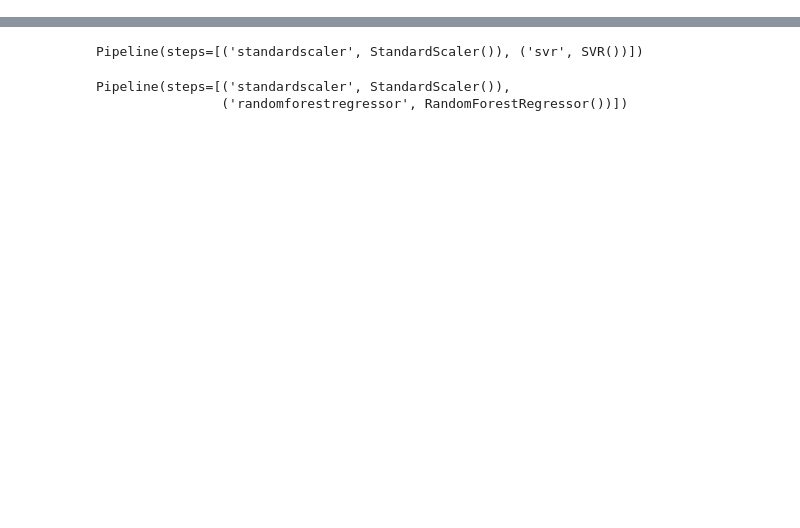
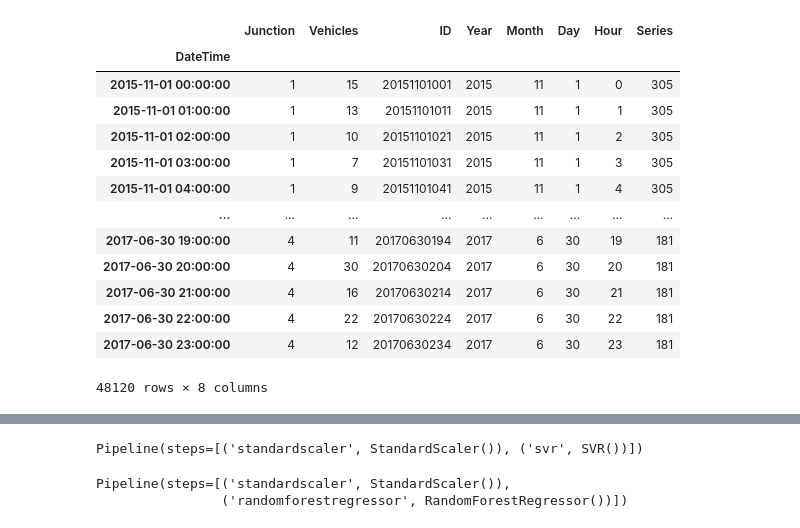
Before and after one commit to mehrshaad/Highway-Traffic-Prediction, a Jupyter notebook: main.ipynb, the cells around one changed output, grey strips where cells are left out. Saved outputs shown, nothing was run; the diff lists cells and outputs as text; code cells hidden in the pictures; blank space fills up the shorter version.

```diff
--- a/main.ipynb
+++ b/main.ipynb
@@ -12,25 +13,44 @@ from sklearn.preprocessing import StandardScaler
 # %%
 
 df = pd.read_csv("traffic.csv",parse_dates=True, index_col='DateTime')
 
 
 # extract year from date
 df['Year'] = pd.Series(df.index).apply(lambda x: x.year).to_list()
 
 # extract month from date
 df['Month'] = pd.Series(df.index).apply(lambda x: x.month).to_list()
 
 # extract day from date
 df['Day'] = pd.Series(df.index).apply(lambda x: x.day).to_list()
 
 # extract hour from date
 df['Hour'] = pd.Series(df.index).apply(lambda x: x.hour).to_list()
-
+df["Series"] = [1]*len(df)
 # grouped = df.groupby(df.Junction)
 # df1 = grouped.get_group(1)
 # df2 = grouped.get_group(2)
 # df3 = grouped.get_group(3)
 # df4 = grouped.get_group(4)
+
+for index, row in df.iterrows():
+    row["Series"]=index.dayofyear
+df
+# %% [output]
+|  | Junction | Vehicles | ID | Year | Month | Day | Hour | Series |
+| DateTime |  |  |  |  |  |  |  |  |
+| 2015-11-01 00:00:00 | 1 | 15 | 20151101001 | 2015 | 11 | 1 | 0 | 305 |
+| 2015-11-01 01:00:00 | 1 | 13 | 20151101011 | 2015 | 11 | 1 | 1 | 305 |
+| 2015-11-01 02:00:00 | 1 | 10 | 20151101021 | 2015 | 11 | 1 | 2 | 305 |
+| 2015-11-01 03:00:00 | 1 | 7 | 20151101031 | 2015 | 11 | 1 | 3 | 305 |
+| 2015-11-01 04:00:00 | 1 | 9 | 20151101041 | 2015 | 11 | 1 | 4 | 305 |
+| ... | ... | ... | ... | ... | ... | ... | ... | ... |
+| 2017-06-30 19:00:00 | 4 | 11 | 20170630194 | 2017 | 6 | 30 | 19 | 181 |
+| 2017-06-30 20:00:00 | 4 | 30 | 20170630204 | 2017 | 6 | 30 | 20 | 181 |
+| 2017-06-30 21:00:00 | 4 | 16 | 20170630214 | 2017 | 6 | 30 | 21 | 181 |
+| 2017-06-30 22:00:00 | 4 | 22 | 20170630224 | 2017 | 6 | 30 | 22 | 181 |
+| 2017-06-30 23:00:00 | 4 | 12 | 20170630234 | 2017 | 6 | 30 | 23 | 181 |
+48120 rows × 8 columns
 # %%
 # print(df)
 
```
Also changed, not shown: parts of 9 cells of this notebook, 4 other files.
